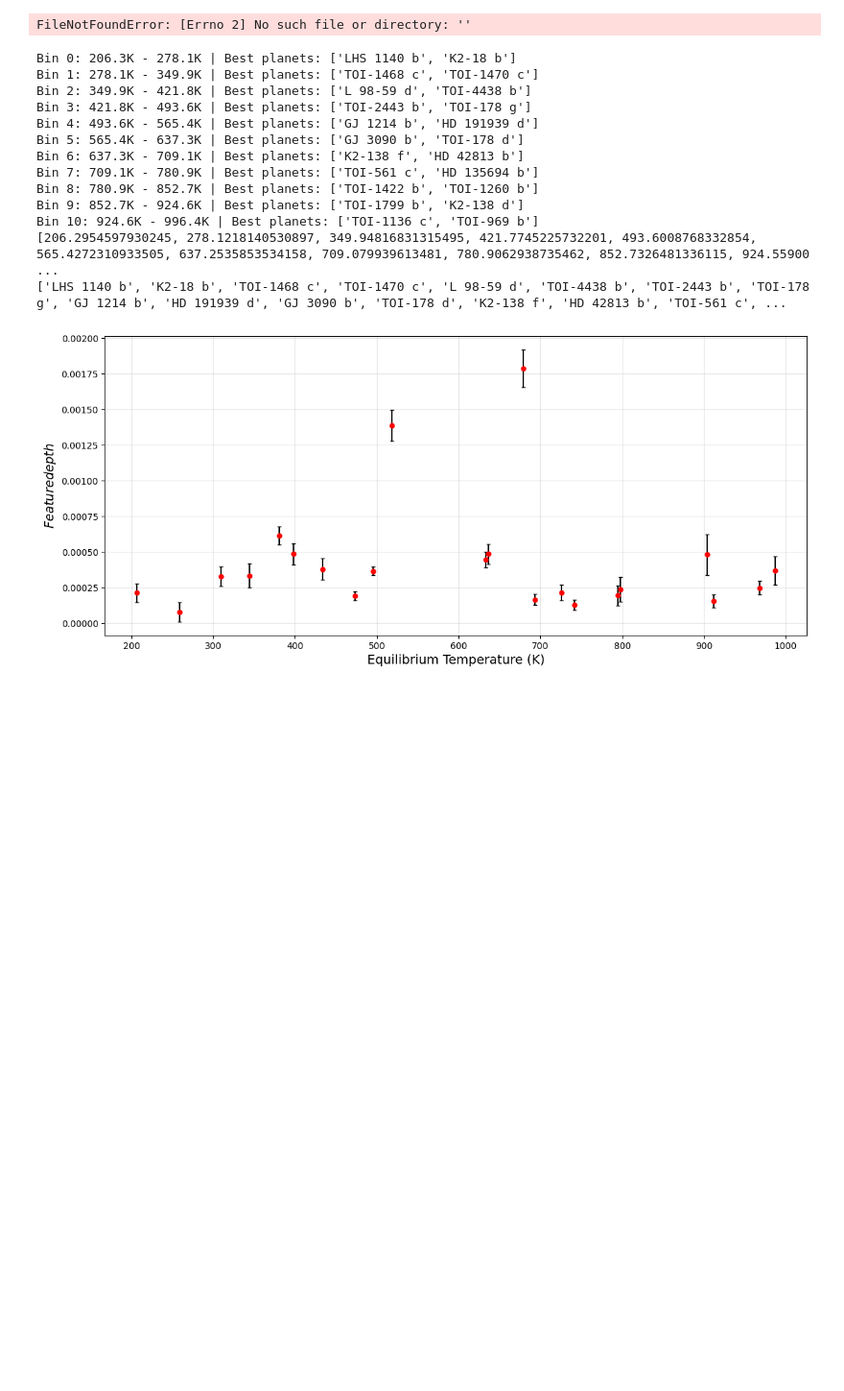
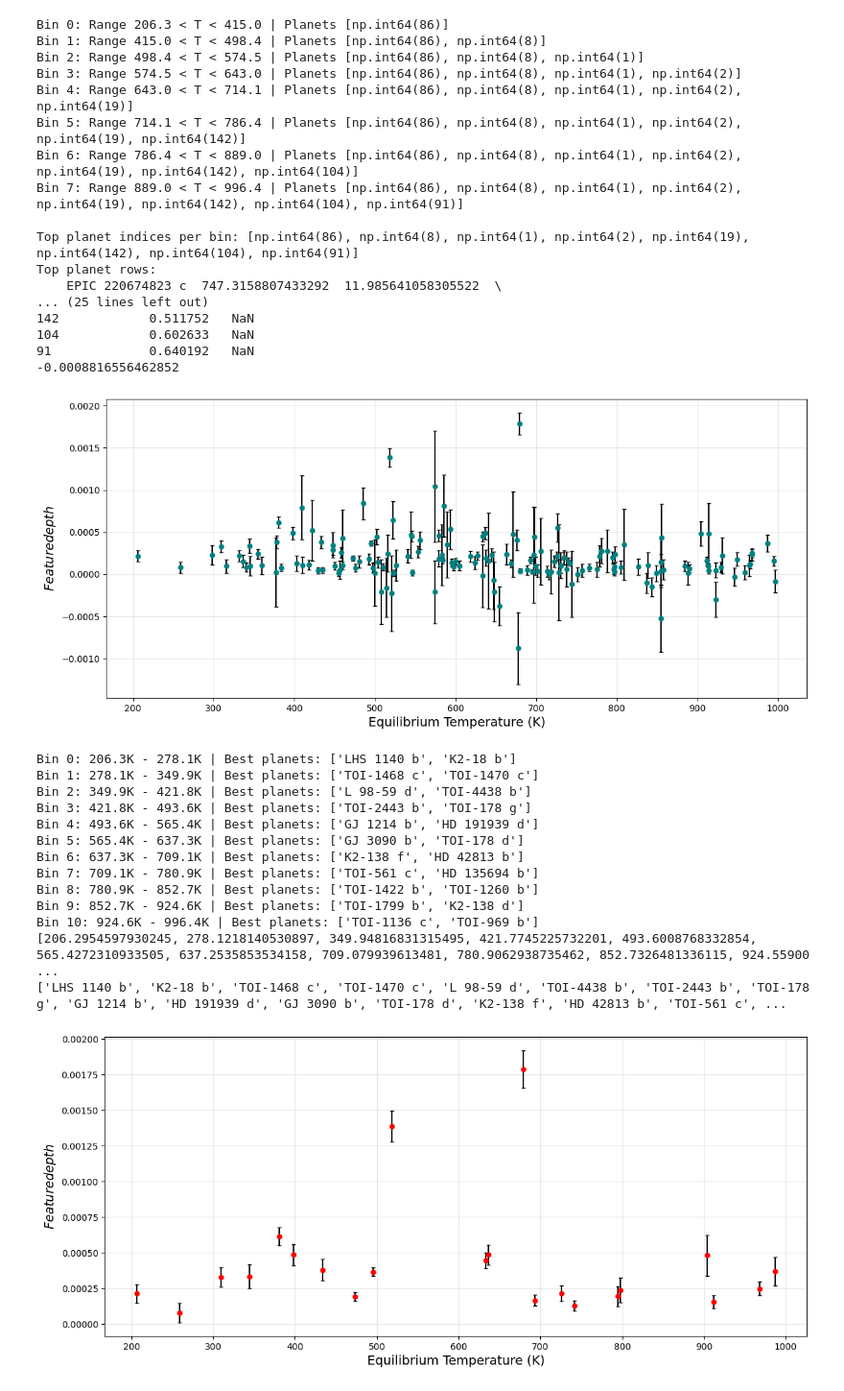
Before and after one commit to JackDavidMaher/Group-Studies---Exoplanets, a Jupyter notebook: Code/Miles_comparison_code.ipynb, the cells around one changed output. Shown at 96% size. Drawn from its saved outputs; the diff is of its cells as text; code cells hidden in the pictures; blank space fills up the shorter version.

```diff
--- a/Code/Miles_comparison_code.ipynb
+++ b/Code/Miles_comparison_code.ipynb
@@ -8,7 +8,7 @@ from scipy import constants
 k_b = constants.physical_constants['Boltzmann constant'][0]
 # %%
 
-array_1 = pd.read_csv('', comment='#')
+array_1 = pd.read_csv('Data/results/results_2026_02_20__16_44.csv', comment='#')
 
 Feature_heights     = array_1.iloc[:, 3]
 Feature_heights_err = array_1.iloc[:, 4]
@@ -35,34 +35,51 @@ for i in range(Bin_number):
     subset = height_over_error[mask]
 
     # Sort descending so best signal-to-noise is first
     ordered_subset = subset.sort_values(ascending=False)
 
     # Take the top planet in this bin (change to [:N] for top N)
     top_in_bin = ordered_subset.index[0] if len(ordered_subset) > 0 else None
 
     if top_in_bin is not None:
         good_planets.append(top_in_bin)
 
     # Fix: print the actual top value instead of empty {}
     top_val = ordered_subset.iloc[0] if len(ordered_subset) > 0 else None
     print(f'Bin {i}: Range {lower:.1f} < T < {upper:.1f} | Planets {good_planets}')
 
 print('\nTop planet indices per bin:', good_planets)
 print('Top planet rows:')
 print(array_1.loc[good_planets])
 
 print(min(array_1.iloc[:, 3]))
 
 plt.figure(figsize=(14, 6))
 plt.errorbar(array_1.iloc[:, 1], array_1.iloc[:, 3], array_1.iloc[:, 4],
              fmt='o', markersize=5, color='teal', ecolor='black', capsize=2, label='Feature bin')
 plt.xlabel('Equilibrium Temperature (K)', fontsize=14)
 plt.ylabel('$Feature depth$', fontsize=14)
 plt.grid(True, which='major', alpha=0.3, linestyle='-', linewidth=0.8)
 plt.grid(True, which='minor', alpha=0.15, linestyle=':', linewidth=0.5)
 plt.show()
 # %% [output]
-FileNotFoundError: [Errno 2] No such file or directory: ''
+Bin 0: Range 206.3 < T < 415.0 | Planets [np.int64(86)]
+Bin 1: Range 415.0 < T < 498.4 | Planets [np.int64(86), np.int64(8)]
+Bin 2: Range 498.4 < T < 574.5 | Planets [np.int64(86), np.int64(8), np.int64(1)]
+Bin 3: Range 574.5 < T < 643.0 | Planets [np.int64(86), np.int64(8), np.int64(1), np.int64(2)]
+Bin 4: Range 643.0 < T < 714.1 | Planets [np.int64(86), np.int64(8), np.int64(1), np.int64(2), np.int64(19)]
+Bin 5: Range 714.1 < T < 786.4 | Planets [np.int64(86), np.int64(8), np.int64(1), np.int64(2), np.int64(19), np.int64(142)]
+Bin 6: Range 786.4 < T < 889.0 | Planets [np.int64(86), np.int64(8), np.int64(1), np.int64(2), np.int64(19), np.int64(142), np.int64(104)]
+Bin 7: Range 889.0 < T < 996.4 | Planets [np.int64(86), np.int64(8), np.int64(1), np.int64(2), np.int64(19), np.int64(142), np.int64(104), np.int64(91)]
+
+Top planet indices per bin: [np.int64(86), np.int64(8), np.int64(1), np.int64(2), np.int64(19), np.int64(142), np.int64(104), np.int64(91)]
+Top planet rows:
+    EPIC 220674823 c  747.3158807433292  11.985641058305522  \
+... (25 lines left out)
+142            0.511752   NaN
+104            0.602633   NaN
+91             0.640192   NaN
+-0.0008816556462852
+[figure, added]
 # %%
 array_1 = pd.read_csv(r'C:\Users\Miles\Documents\group studies\Group-Studies---Exoplanets\Code\Data\results\results_2026_02_20__16_44.csv', comment='#')
 
```
Also changed, not shown: parts of 1 cell of this notebook, 2 other files.
